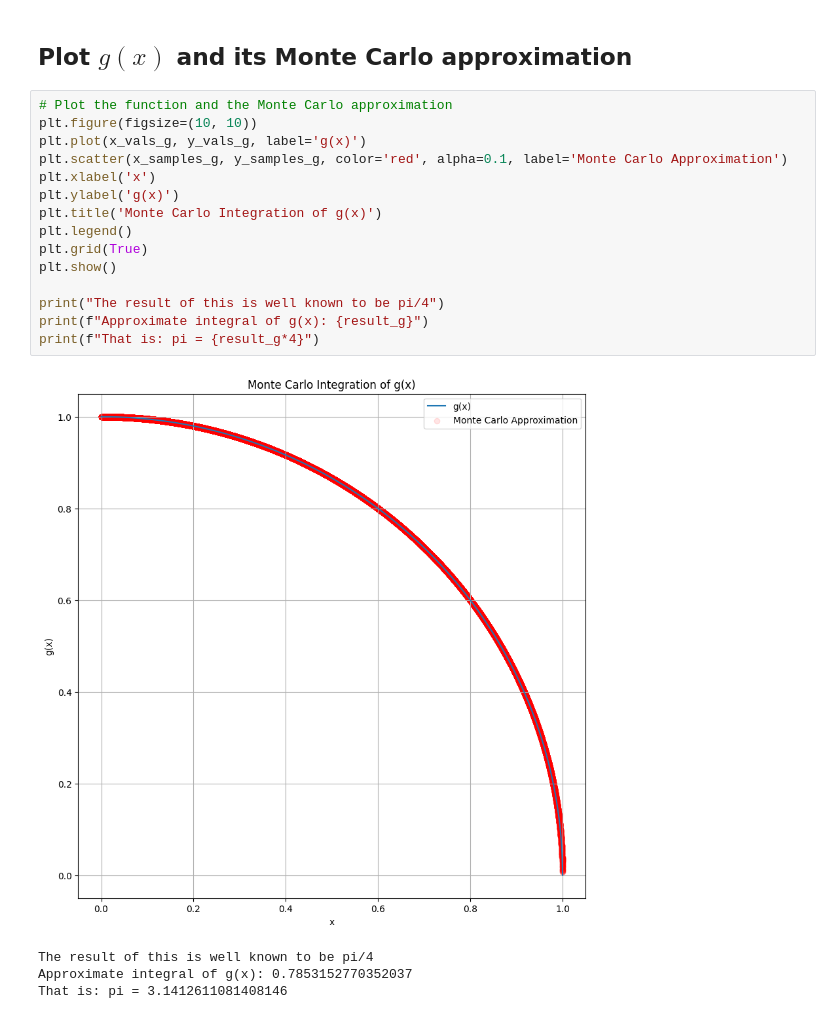
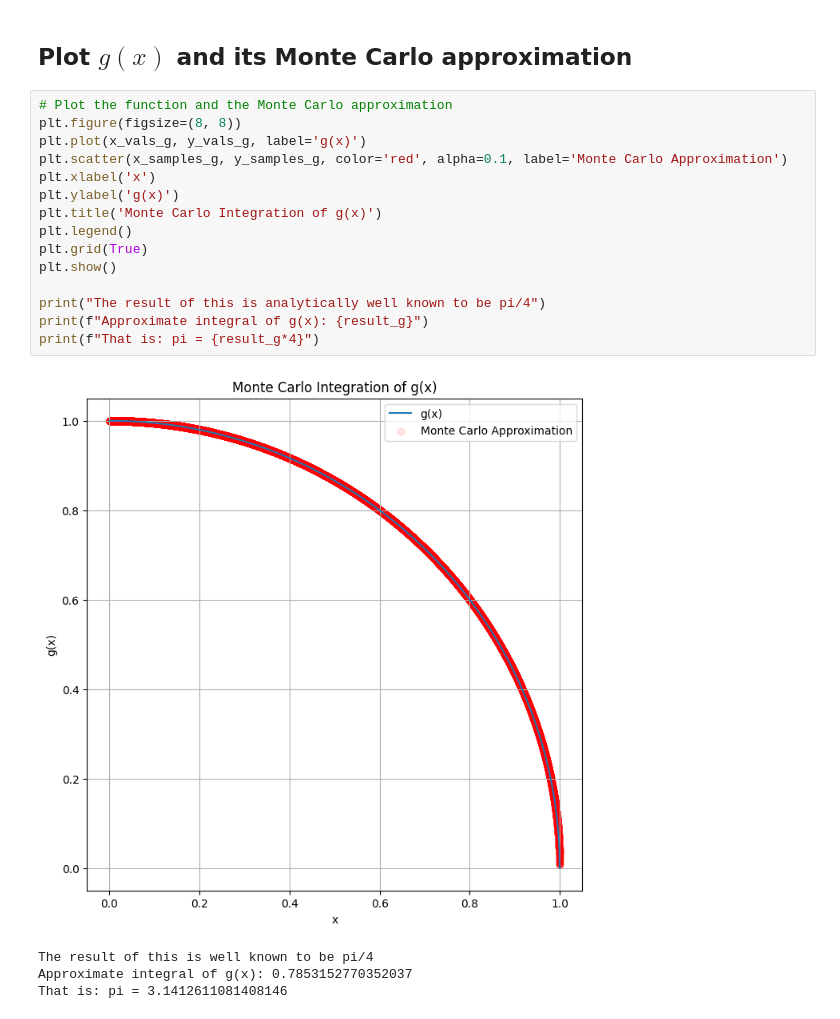
Before and after one commit to Kibalchish47/Monte-Carlo-Integration, a Jupyter notebook: code/monte-carlo-integration.ipynb, the cells around one changed output. Cells and saved outputs as stored; diff of their text form.

```diff
--- a/code/monte-carlo-integration.ipynb
+++ b/code/monte-carlo-integration.ipynb
@@ -92,21 +92,21 @@ Approximate integral of f(x): 0.08054109837837539
 ## Plot $ g(x) $ and its Monte Carlo approximation
 # %%
 # Plot the function and the Monte Carlo approximation
-plt.figure(figsize=(10, 10))
+plt.figure(figsize=(8, 8))
 plt.plot(x_vals_g, y_vals_g, label='g(x)')
 plt.scatter(x_samples_g, y_samples_g, color='red', alpha=0.1, label='Monte Carlo Approximation')
 plt.xlabel('x')
 plt.ylabel('g(x)')
 plt.title('Monte Carlo Integration of g(x)')
 plt.legend()
 plt.grid(True)
 plt.show()
 
-print("The result of this is well known to be pi/4")
+print("The result of this is analytically well known to be pi/4")
 print(f"Approximate integral of g(x): {result_g}")
 print(f"That is: pi = {result_g*4}")
 # %% [output]
-[figure, old version]
+[figure, new version]
 The result of this is well known to be pi/4
 Approximate integral of g(x): 0.7853152770352037
 That is: pi = 3.1412611081408146
```
Also changed, not shown: 1 other file.
